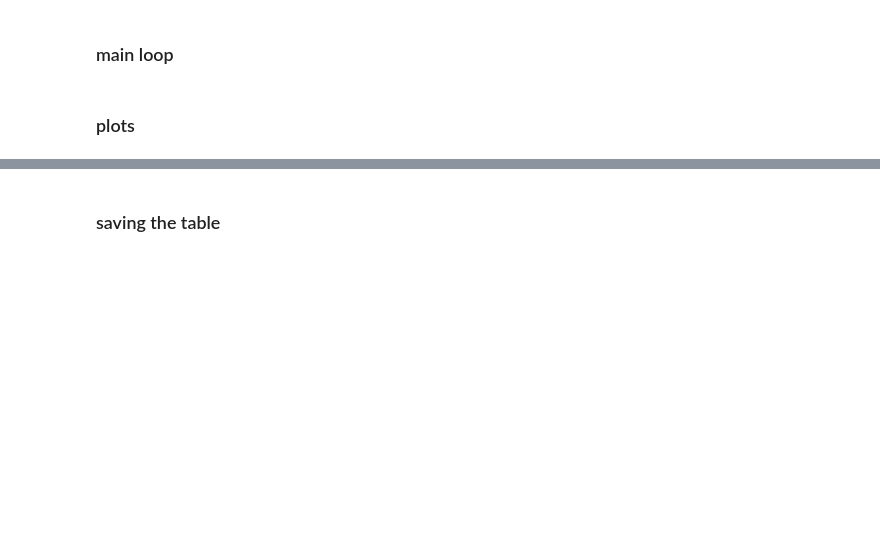
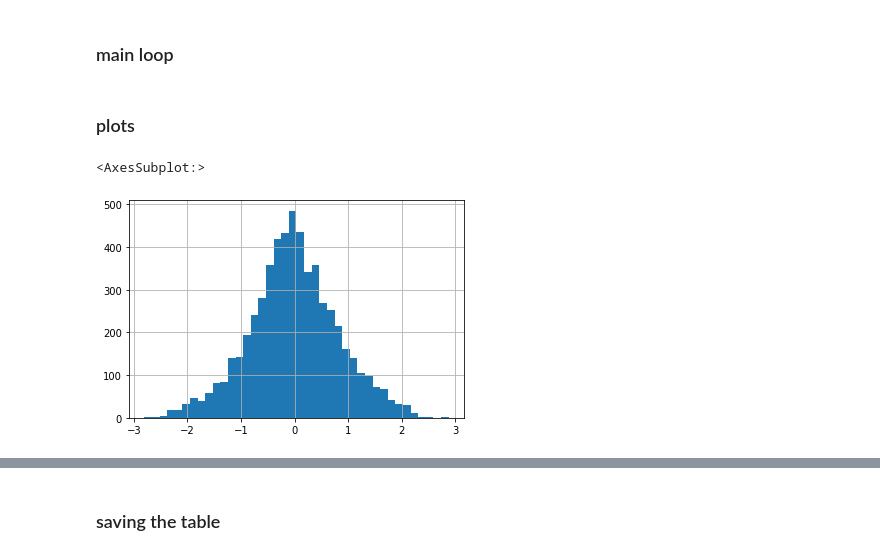
Before and after one commit to olgaborodina/N-body_simulations_analysis, a Jupyter notebook: kinematics_analysis.ipynb, the cells around one changed output, grey strips where cells are left out. Drawn from its saved outputs; the diff is of its cells as text; code cells hidden in the pictures; blank space fills up the shorter version.

```diff
--- a/kinematics_analysis.ipynb
+++ b/kinematics_analysis.ipynb
@@ -88,3 +126,8 @@ for file in files:
 # %% [markdown]
 ### plots
+# %%
+cluster_center_obs['vx_'].hist(bins=40)
+# %% [output]
+<AxesSubplot:>
+[figure, added]
 # %%
```
Also changed, not shown: parts of 7 cells of this notebook.
